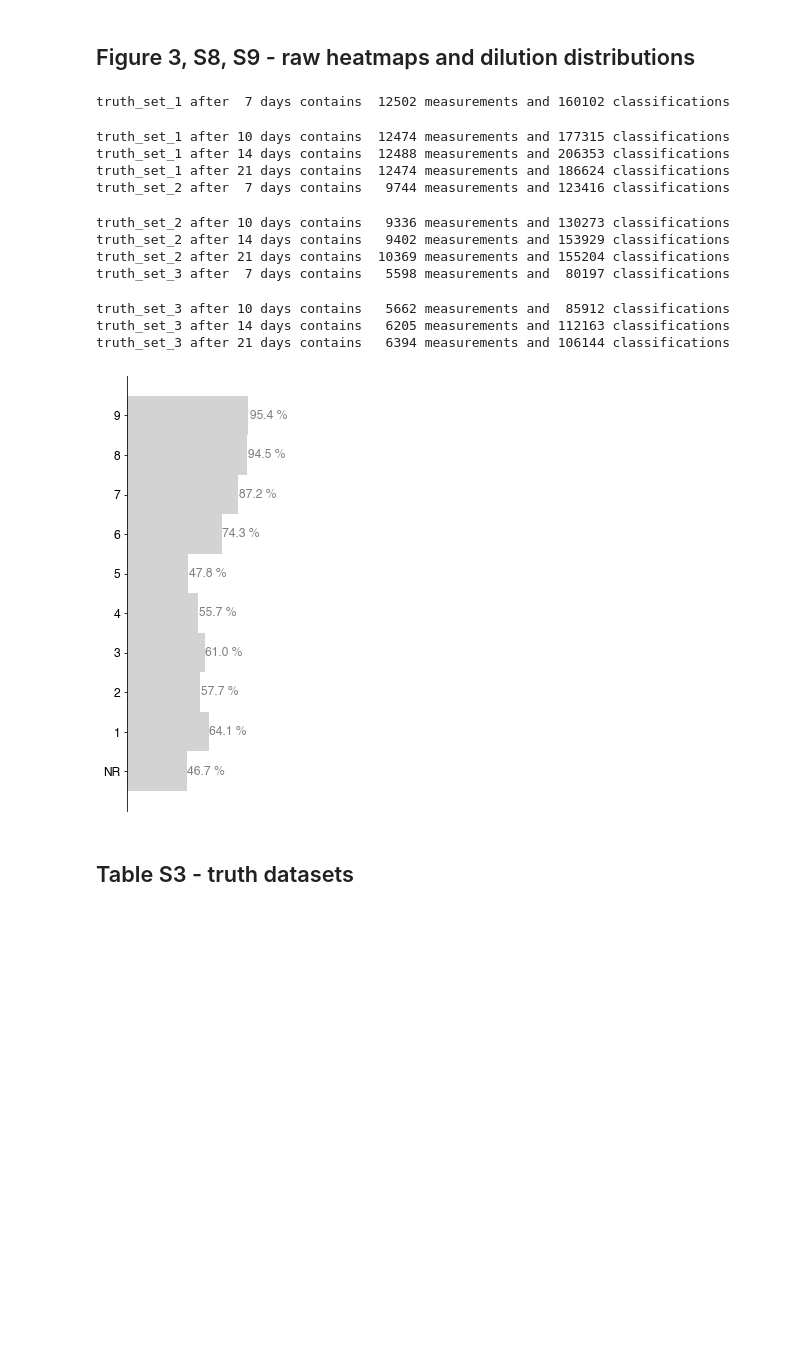
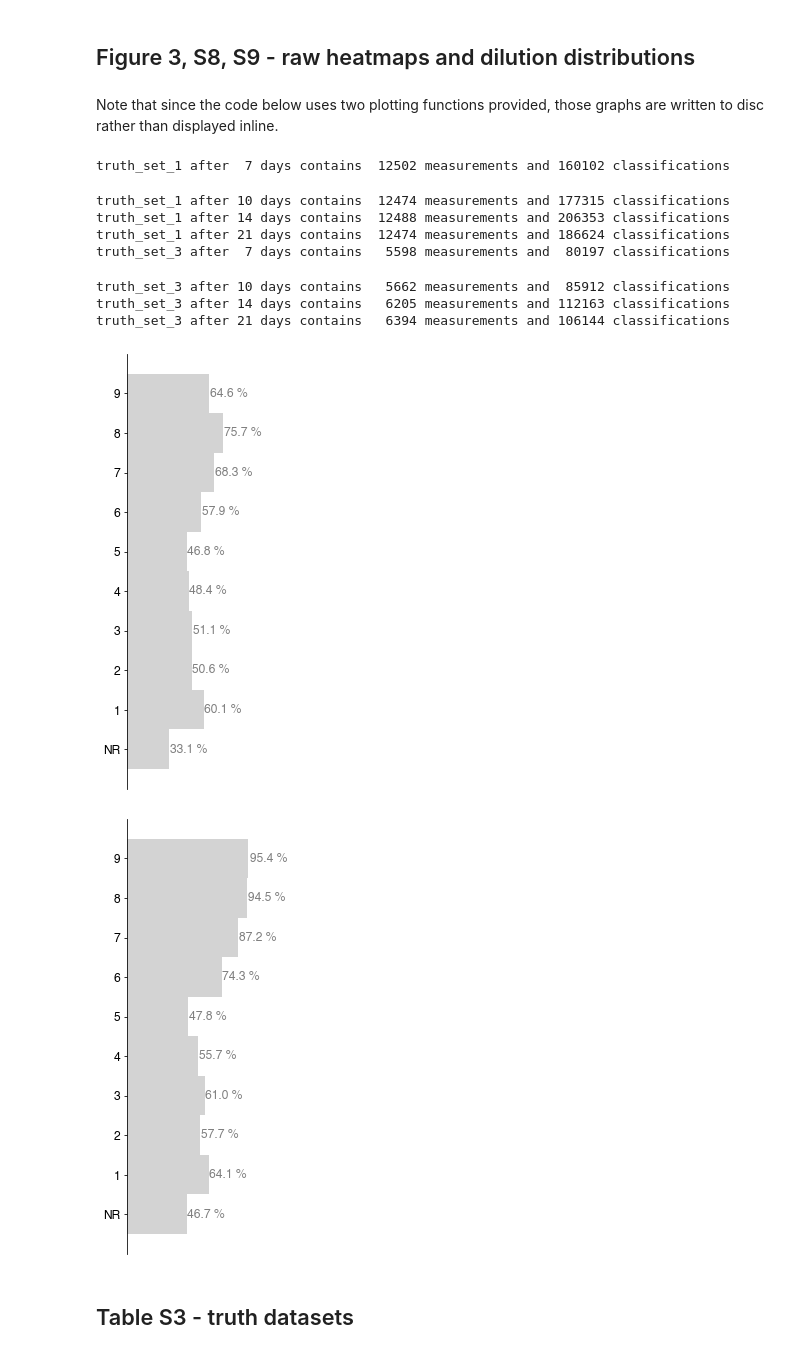
Before and after one commit to fowler-lab/bashthebug-consensus-dataset, a Jupyter notebook: recreate-figures-and-tables.ipynb, the cells around one changed output. Saved outputs shown, nothing was run; the diff lists cells and outputs as text; code cells hidden in the pictures; blank space fills up the shorter version.

```diff
--- a/recreate-figures-and-tables.ipynb
+++ b/recreate-figures-and-tables.ipynb
@@ -93,8 +91,9 @@ Done!
 # %%
 PHENOTYPES.reset_index(inplace=True)
 PHENOTYPES.set_index(['STRAIN','SITEID','REPLICATE'],inplace=True,verify_integrity=False)
-
 print("A total of "+str(len(PHENOTYPES.index.unique()))+" plates were measured")
+PHENOTYPES.reset_index(inplace=True)
+PHENOTYPES.set_index(['PLATE','READINGDAY','DRUG'],inplace=True)
 # %% [output]
 A total of 447 plates were measured
 # %% [markdown]
@@ -307,4 +304,6 @@ CLASSIFICATIONS.reset_index(inplace=True)
 # %%
+CLASSIFICATIONS.reset_index(inplace=True)
+
 colour_lookup={ 14:'#dc2d4c',\
                  7:'#9ab51e',\
                 10:'#c8e6e8',\
@@ -332,6 +331,5 @@ for reading_day in [7,10,14,21]:
 
     graph.savefig(path / 'hist-task-duration.pdf')
 
-    if reading_day!=14:
-        plt.close()
+CLASSIFICATIONS.set_index(['PLATE','READINGDAY','DRUG'],inplace=True)
 # %% [output]
@@ -339,7 +340,9 @@ for reading_day in [7,10,14,21]:
 # %% [markdown]
 ## Figure S5 - Task duration by drug after 14 days of incubation
 # %%
-colours=['#dc2d4c','#9ab51e','#c8e6e8']
+CLASSIFICATIONS.reset_index(inplace=True)
+
+colours=list(bashthebug_colours.values())
 
 counter=0
 
@@ -370,4 +373,4 @@ for drug in DRUG_LIST:
 
     graph.savefig(path / filename)
 
-    plt.close()
+CLASSIFICATIONS.set_index(['PLATE','READINGDAY','DRUG'],inplace=True)
@@ -444,10 +462,16 @@ else:
         axes.plot((10,10),(0,max_y),color='black')
         axes.plot((50,50),(0,max_y),color='black')
         axes.set_ylim([0,max_y])
-        print("%s mean growth is %.1f %% " % (i,df.IM_POS_AVERAGE.mean()))
-        print(df.GROWTH.value_counts(normalize=True))
         path=pathlib.Path.cwd() / 'pdf' / '14' / 'growth'
         filename='hist-14-'+i.lower()+'-growth.pdf'
         path.mkdir(parents=True,exist_ok=True)
         fig.savefig(path/filename,bbox_inches=0)
+
+        if i=='TRUTH_SET_2':
+            plt.close()
+        else:
+            print("%s mean growth is %.1f %% " % (i,df.IM_POS_AVERAGE.mean()))
+            print(df.GROWTH.value_counts(normalize=True))
+
+    BOOTSTRAPPED_CLASSIFICATIONS.set_index(['PLATE','READINGDAY'],inplace=True)
 # %% [output]
@@ -460,4 +492,9 @@ BASHTHEBUG_RESULTS.reset_index(inplace=True)
+# %% [markdown]
+Note that since the code below uses two plotting functions provided, those graphs are written to disc rather than displayed inline.
 # %%
+PHENOTYPES.reset_index(inplace=True)
+BASHTHEBUG_RESULTS.reset_index(inplace=True)
+
 table=[]
 pullout_images={}
 
@@ -465,7 +502,7 @@ categorical_dilutions = CategoricalDtype(categories=range(10), ordered=True)
 
 BASHTHEBUG_RESULTS['BASHTHEBUG_DILUTION']=BASHTHEBUG_RESULTS['BASHTHEBUG_DILUTION'].astype(categorical_dilutions)
 
-for truth_set in ['TRUTH_SET_1','TRUTH_SET_2','TRUTH_SET_3']:
+for truth_set in ['TRUTH_SET_1','TRUTH_SET_3']:
 
     PHENOTYPES[truth_set]=PHENOTYPES[truth_set].astype(categorical_dilutions)
     BASHTHEBUG_RESULTS[truth_set]=BASHTHEBUG_RESULTS[truth_set].astype(categorical_dilutions)
@@ -507,7 +544,6 @@ for truth_set in ['TRUTH_SET_1','TRUTH_SET_2','TRUTH_SET_3']:
                           bashthebug_colours['green'],orientation='horizontal')
 
         print(truth_set.lower()+" after %2i days contains %6i measurements and %6i classifications" % (reading_day,len(df),len(df2)))
-
 
 
         # plot the heatmap
@@ -555,43 +591,43 @@ for truth_set in ['TRUTH_SET_1','TRUTH_SET_2','TRUTH_SET_3']:
 
         autolabel(rects1)
 
         fig.savefig('pdf/'+str(reading_day)+'/accuracy/'+truth_set.lower()+'/all/all/bar-'+str(reading_day)+'-accuracy-'+truth_set.lower()+'-all-expert-agreement.pdf')
 
-        if truth_set=='TRUTH_SET_3' and reading_day==14:
+        if truth_set in ['TRUTH_SET_1','TRUTH_SET_3'] and reading_day==14:
             pass
         else:
             plt.close()
 
 
         # update the row and add to the table
         row+=calculate_grid_metrics(grid)
         table.append(row)
 
 
 RAW_SUMMARY=pandas.DataFrame(table,columns=['TRUTH_SET','READINGDAY','N_MEASUREMENTS','N_CLASSIFICATIONS',\
                                         'N','DIAGONAL','UPPER_DIAGONAL','LOWER_DIAGONAL','UPPER_TRIANGLE',\
                                         'LOWER_TRIANGLE','BOTH_NR','TRUTH_OK_METHOD_NR',\
                                         'TRUTH_NR_METHOD_OK','INNER_SQUARE'])
 
 RAW_SUMMARY['ESSENTIAL_AGREEMENT']=100*(RAW_SUMMARY['DIAGONAL']+\
                                               RAW_SUMMARY['UPPER_DIAGONAL']+\
                                               RAW_SUMMARY['LOWER_DIAGONAL'])/RAW_SUMMARY['INNER_SQUARE']
 
 RAW_SUMMARY['EXACT_AGREEMENT']=100*RAW_SUMMARY['DIAGONAL']/RAW_SUMMARY['INNER_SQUARE']
+
+PHENOTYPES.set_index(['PLATE','READINGDAY','DRUG'],inplace=True)
+BASHTHEBUG_RESULTS.set_index(['PLATE','READINGDAY','DRUG'],inplace=True)
 # %% [output]
 truth_set_1 after  7 days contains  12502 measurements and 160102 classifications
 truth_set_1 after 10 days contains  12474 measurements and 177315 classifications
 truth_set_1 after 14 days contains  12488 measurements and 206353 classifications
 truth_set_1 after 21 days contains  12474 measurements and 186624 classifications
-truth_set_2 after  7 days contains   9744 measurements and 123416 classifications
+truth_set_3 after  7 days contains   5598 measurements and  80197 classifications
-truth_set_2 after 10 days contains   9336 measurements and 130273 classifications
-truth_set_2 after 14 days contains   9402 measurements and 153929 classifications
-truth_set_2 after 21 days contains  10369 measurements and 155204 classifications
-truth_set_3 after  7 days contains   5598 measurements and  80197 classifications
+truth_set_3 after 10 days contains   5662 measurements and  85912 classifications
+truth_set_3 after 14 days contains   6205 measurements and 112163 classifications
+truth_set_3 after 21 days contains   6394 measurements and 106144 classifications
-truth_set_3 after 10 days contains   5662 measurements and  85912 classifications
-truth_set_3 after 14 days contains   6205 measurements and 112163 classifications
-truth_set_3 after 21 days contains   6394 measurements and 106144 classifications
-[figure, old version]
+[figure, new version]
+[figure, added]
 # %% [markdown]
 ## Table S3 - truth datasets
 # %%
```
Also changed, not shown: parts of 17 cells of this notebook.
